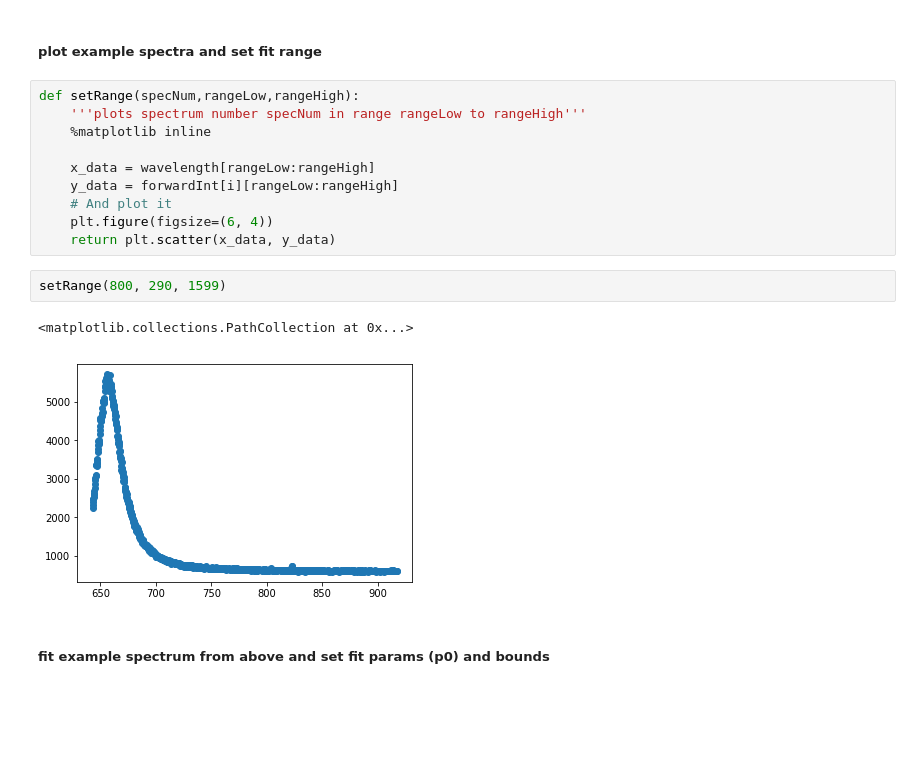
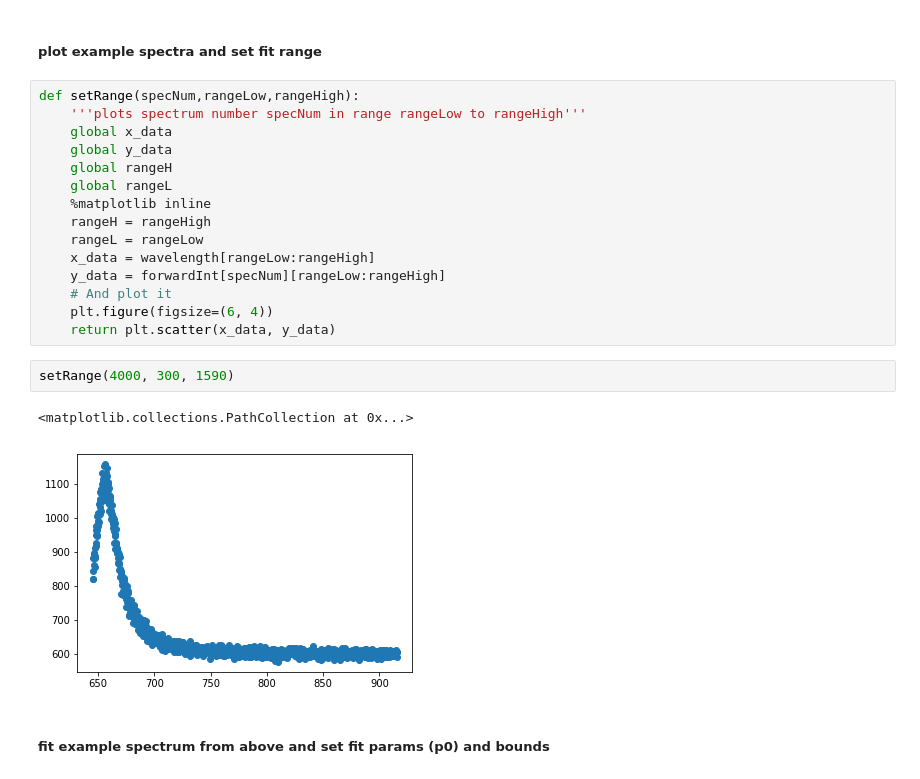
Before and after one commit to mollyamay/spatio-spectral-imaging, a Jupyter notebook: spatio_spectral_imaging.ipynb, the cells around one changed output. Drawn from its saved outputs; the diff is of its cells as text; blank space fills up the shorter version.

```diff
--- a/spatio_spectral_imaging.ipynb
+++ b/spatio_spectral_imaging.ipynb
@@ -139,18 +156,23 @@ plotInt()
 # %%
 def setRange(specNum,rangeLow,rangeHigh):
     '''plots spectrum number specNum in range rangeLow to rangeHigh'''
+    global x_data
+    global y_data
+    global rangeH
+    global rangeL
     %matplotlib inline
-
+    rangeH = rangeHigh
+    rangeL = rangeLow
     x_data = wavelength[rangeLow:rangeHigh]
-    y_data = forwardInt[i][rangeLow:rangeHigh]
+    y_data = forwardInt[specNum][rangeLow:rangeHigh]
     # And plot it
     plt.figure(figsize=(6, 4))
     return plt.scatter(x_data, y_data)
-# %%
-setRange(800, 290, 1599)
-# %% [output]
-<matplotlib.collections.PathCollection at 0x...>
-[figure, removed]
+# %%
+setRange(4000, 300, 1590)
+# %% [output]
+<matplotlib.collections.PathCollection at 0x...>
+[figure, added]
 # %% [markdown]
 ##### fit example spectrum from above and set fit params (p0) and bounds
 # %%
```
Also changed, not shown: parts of 24 cells of this notebook.
